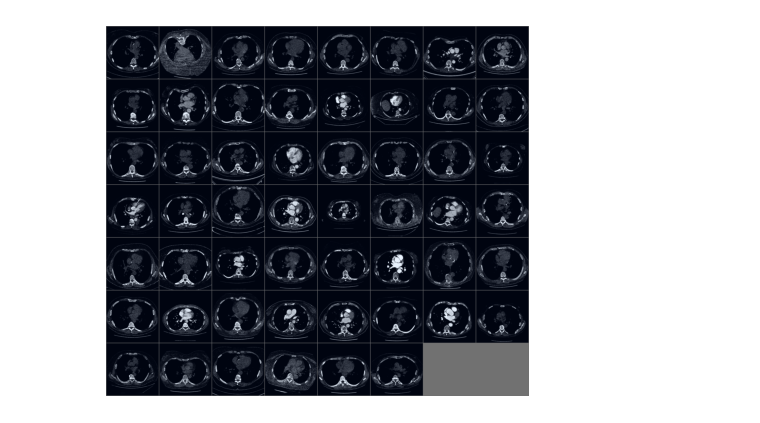
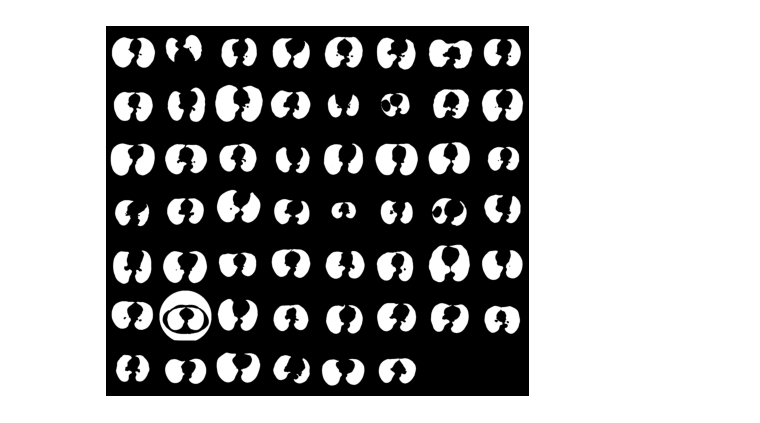
Before and after one commit to Ka0Ri/Pytorch-pretrained-models, a Jupyter notebook: test.ipynb, the cells around one changed output. Cells and saved outputs as stored; diff of their text form; code cells hidden in the pictures.

```diff
--- a/test.ipynb
+++ b/test.ipynb
@@ -143,32 +143,32 @@ training_settings = {
                         "lr_scheduler": "step",
                         "early_stopping": False,
                         "lr": 0.0001,
                         "lr_step": 10,
                         "lr_decay": 0.8,
                         "momentum": 0.9,
                         "weight_decay": 0.005,
                 }
 
 data_module = DataModule(data_settings=dataset_settings, training_settings=training_settings)
 data_module.setup(stage="test")
 # load data from datamodule and visualize a sample
 from torchvision.utils import make_grid
 import matplotlib.pyplot as plt
 import numpy as np
 # load a data
 data = next(iter(data_module.test_dataloader()))
 
 # visualize a sample after normlize to 0-1 with max min normalization
 def normalize_min_max(x):
     x = x - x.min()
     x = x / x.max()
     return x
 # visualize
-grid = make_grid(data[0], nrow=8)
+grid = make_grid(data[1].unsqueeze(1), nrow=8)
 grid = grid.permute(1, 2, 0)
 grid = normalize_min_max(grid)
 plt.imshow(grid)
 plt.axis(False)
 plt.show()
 # %% [output]
-[figure, old version]
+[figure, new version]
```
Also changed, not shown: 2 other files.
